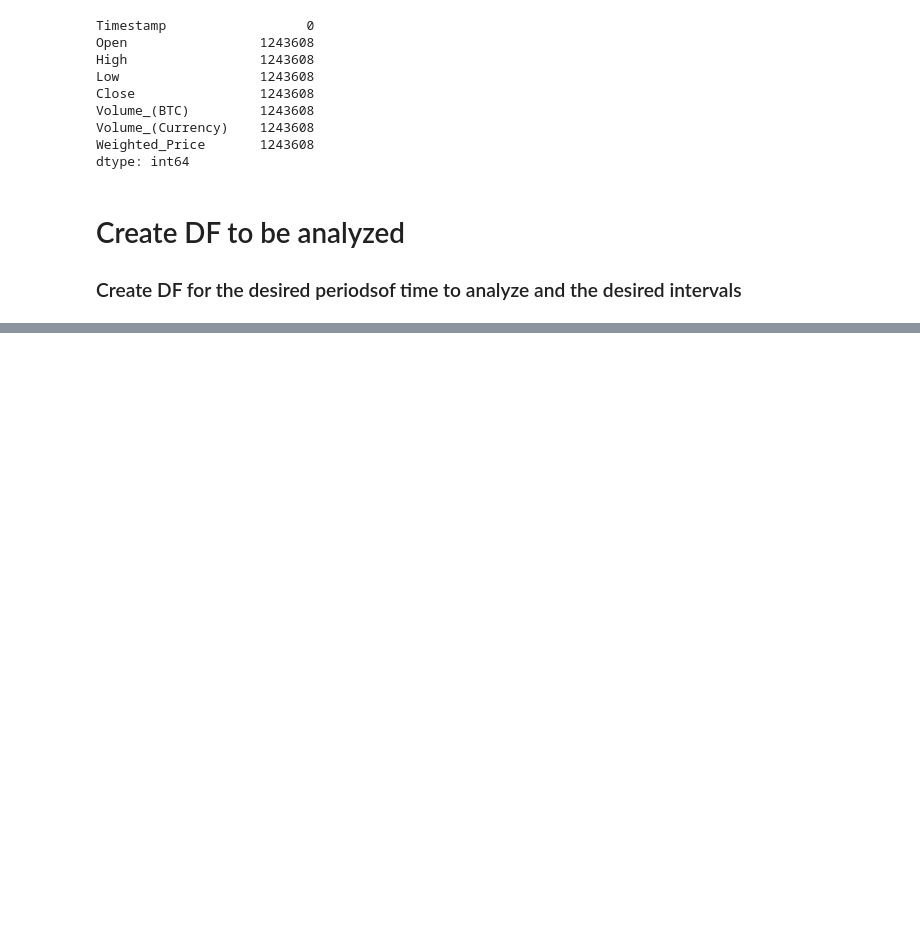
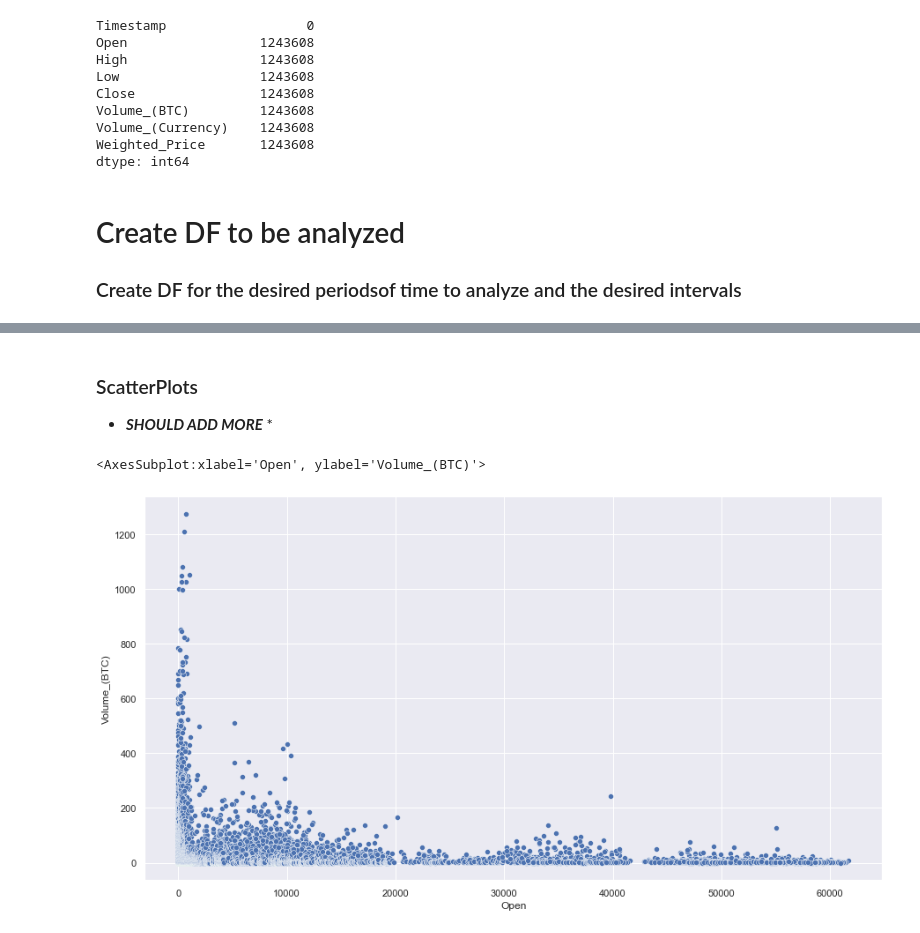
Before and after one commit to Tababy/BasicRecurrentNNforStockPrediction, a Jupyter notebook: RNN_StockPrediction.ipynb, the cells around one changed output, grey strips where cells are left out. Cells and saved outputs as stored; diff of their text form; code cells hidden in the pictures; blank space fills up the shorter version.

```diff
--- a/RNN_StockPrediction.ipynb
+++ b/RNN_StockPrediction.ipynb
@@ -173,0 +264,10 @@ df_1y = df_nn.iloc[::525951]
+# %% [markdown]
+### ScatterPlots
+
+* ***SHOULD ADD MORE*** *
+# %%
+sns.set(rc = {'figure.figsize':(15,8)})
+sns.scatterplot(data=df_1hour[df_1hour["Volume_(BTC)"]<1500].iloc[:], x="Open", y="Volume_(BTC)") #There is only 1 outlier after 1500, so we zoom to get a better grasp of the graph
+# %% [output]
+<AxesSubplot:xlabel='Open', ylabel='Volume_(BTC)'>
+[figure, added]
```
Also changed, not shown: parts of 18 cells of this notebook.
